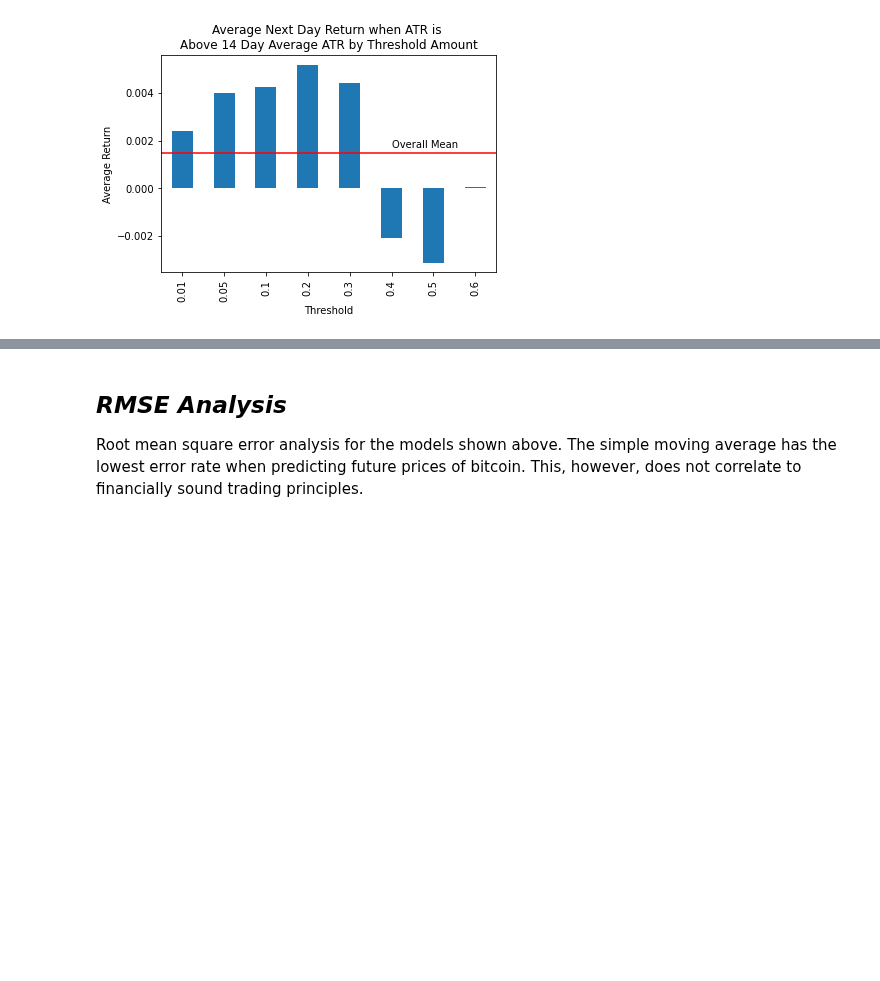
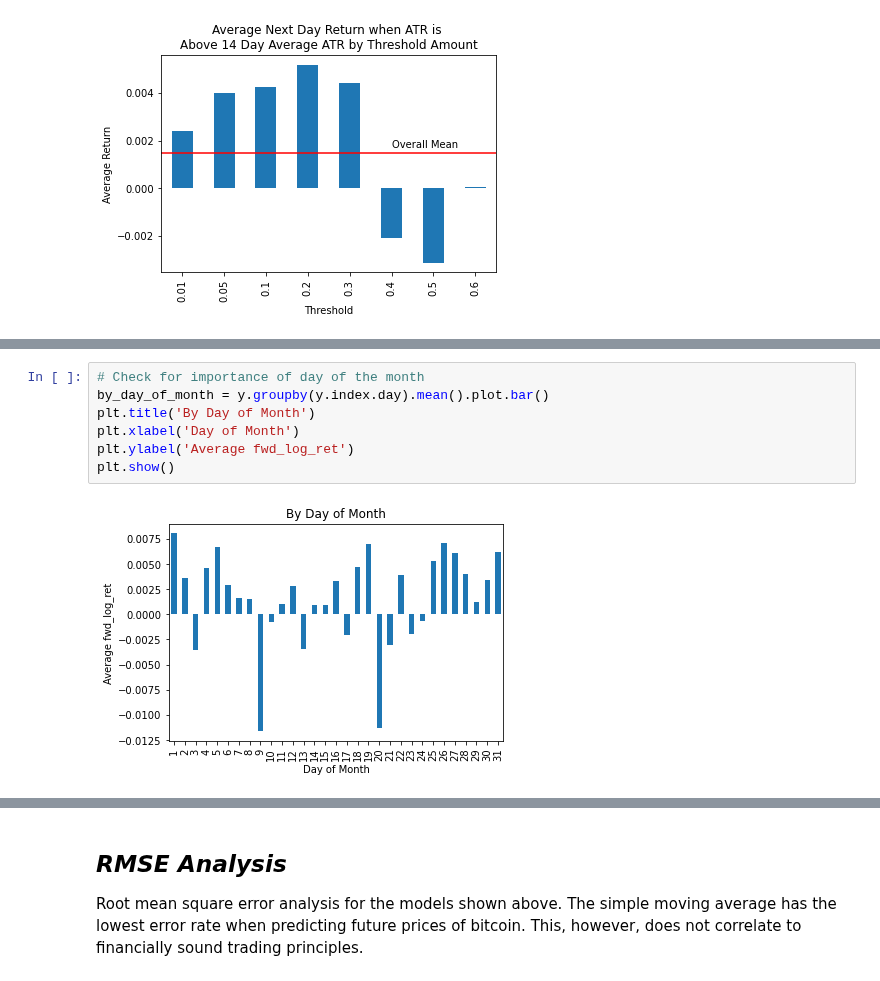
Before and after one commit to FinancialForecasters/financial_forecaster, a Jupyter notebook: ff_final_notebook.ipynb, the cells around one changed output, grey strips where cells are left out. Drawn from its saved outputs; the diff is of its cells as text; blank space fills up the shorter version.

```diff
--- a/ff_final_notebook.ipynb
+++ b/ff_final_notebook.ipynb
@@ -191,0 +193,9 @@ Takeaway:
+# %%
+# Check for importance of day of the month
+by_day_of_month = y.groupby(y.index.day).mean().plot.bar()
+plt.title('By Day of Month')
+plt.xlabel('Day of Month')
+plt.ylabel('Average fwd_log_ret')
+plt.show()
+# %% [output]
+[figure, added]
```
Also changed, not shown: parts of 21 cells of this notebook.
